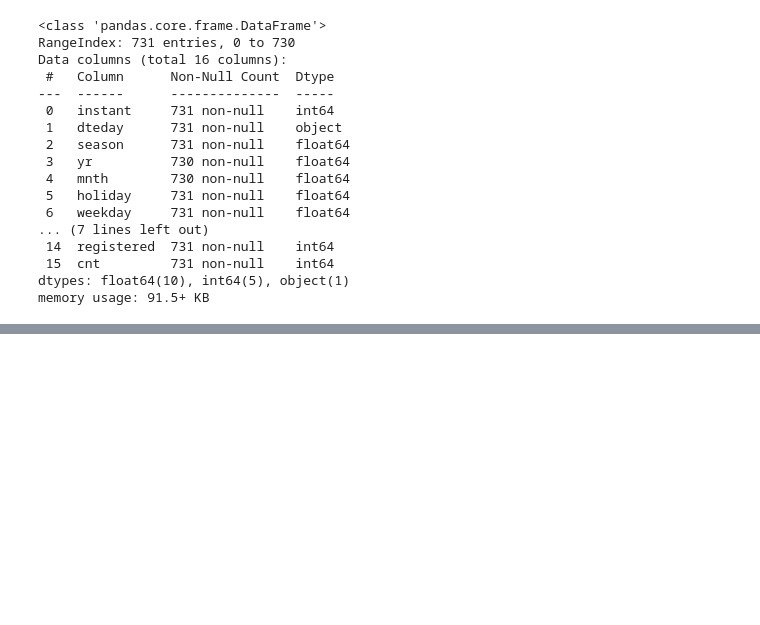
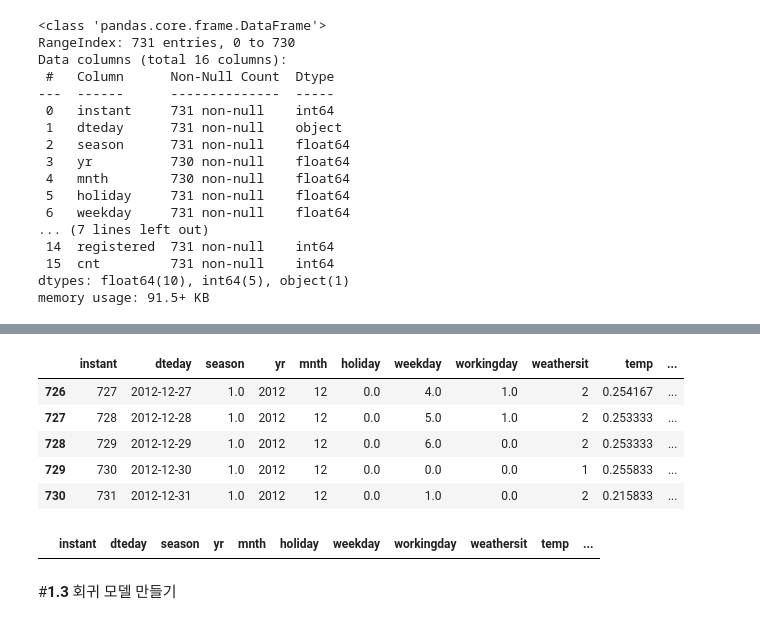
Before and after one commit to hoonzi-s/xgboost, a Jupyter notebook: 01. 머신러닝 개요.ipynb, the cells around one changed output, grey strips where cells are left out. Saved outputs shown, nothing was run; the diff lists cells and outputs as text; code cells hidden in the pictures; blank space fills up the shorter version.

```diff
--- a/01. 머신러닝 개요.ipynb
+++ b/01. 머신러닝 개요.ipynb
@@ -53,0 +109,7 @@ memory usage: 91.5+ KB
+# %%
+mean_temp = (df_bikes.loc[700, 'temp'] + df_bikes.loc[702, 'temp']) / 2
+mean_atemp = (df_bikes.loc[700, 'atemp'] + df_bikes.loc[702, 'atemp']) / 2
+
+df_bikes['temp'].fillna(mean_temp, inplace = True)
+df_bikes['atemp'].fillna(mean_atemp, inplace = True)
+df_bikes.iloc[[700, 702]]
@@ -53,0 +137,17 @@ memory usage: 91.5+ KB
+# %%
+df_bikes['mnth'] = df_bikes['dteday'].apply(pd.to_datetime, infer_datetime_format = True, errors = 'coerce').dt.month
+df_bikes['yr'] = df_bikes['dteday'].apply(pd.to_datetime, infer_datetime_format = True, errors = 'coerce').dt.year
+df_bikes.tail()
+# %% [output]
+|  | instant | dteday | season | yr | mnth | holiday | weekday | workingday | weathersit | temp | ... |
+| 726 | 727 | 2012-12-27 | 1.0 | 2012 | 12 | 0.0 | 4.0 | 1.0 | 2 | 0.254167 | ... |
+| 727 | 728 | 2012-12-28 | 1.0 | 2012 | 12 | 0.0 | 5.0 | 1.0 | 2 | 0.253333 | ... |
+| 728 | 729 | 2012-12-29 | 1.0 | 2012 | 12 | 0.0 | 6.0 | 0.0 | 2 | 0.253333 | ... |
+| 729 | 730 | 2012-12-30 | 1.0 | 2012 | 12 | 0.0 | 0.0 | 0.0 | 1 | 0.255833 | ... |
+| 730 | 731 | 2012-12-31 | 1.0 | 2012 | 12 | 0.0 | 1.0 | 0.0 | 2 | 0.215833 | ... |
+# %%
+df_bikes[df_bikes.isna().any(axis = 1)]
+# %% [output]
+|  | instant | dteday | season | yr | mnth | holiday | weekday | workingday | weathersit | temp | ... |
+# %% [markdown]
+#**1.3** 회귀 모델 만들기
```
Also changed, not shown: parts of 27 cells of this notebook.
